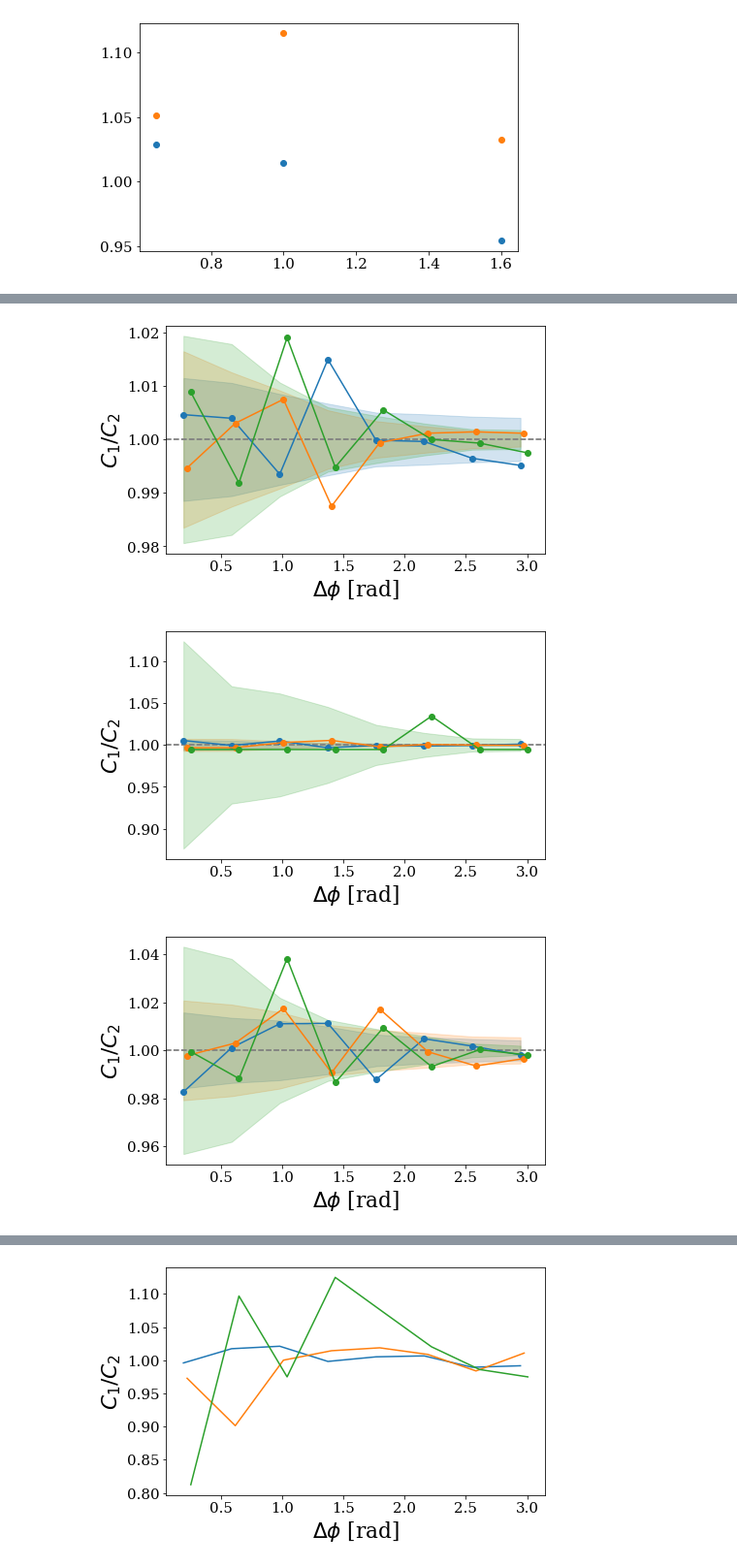
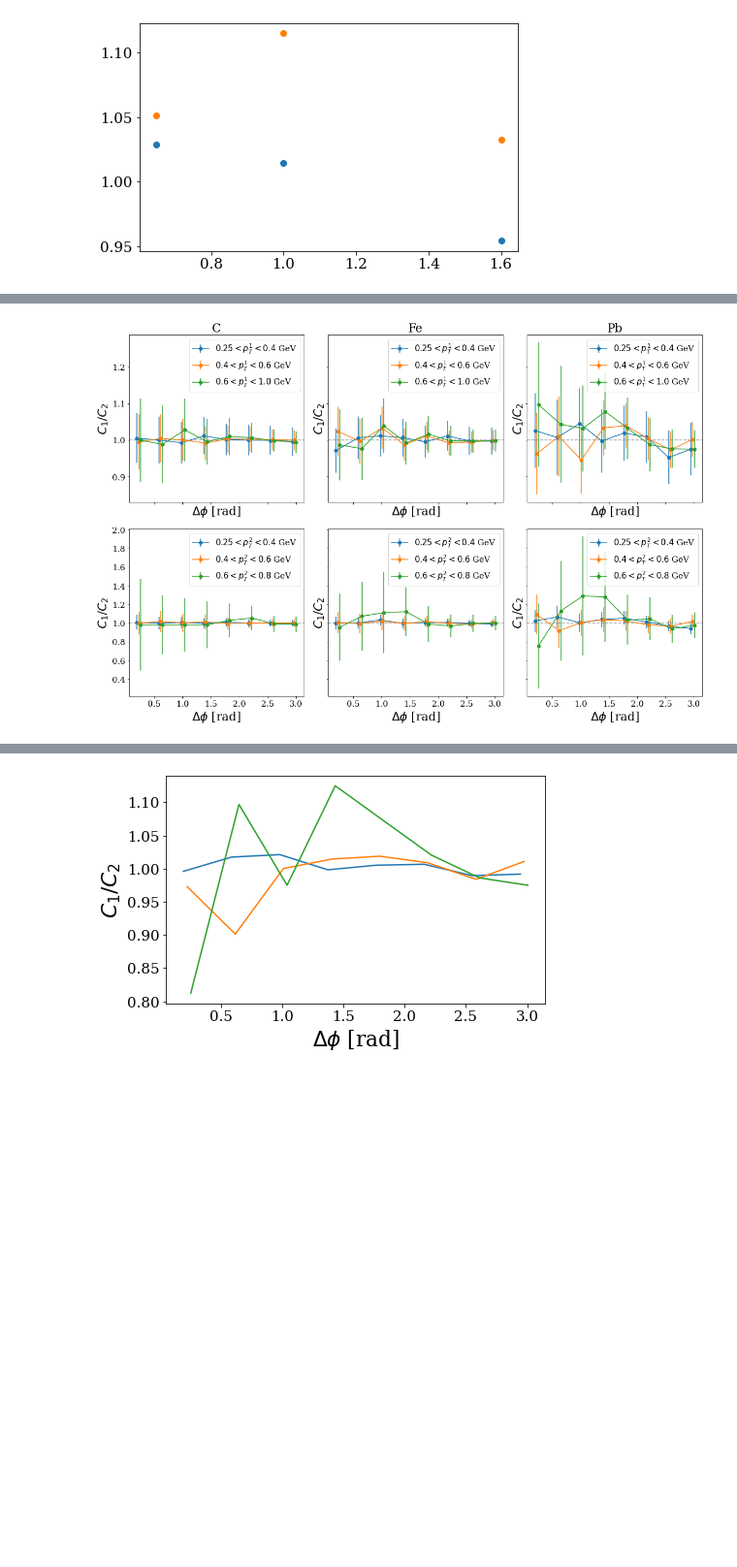
Before and after one commit to smoranvas/di-hadron, a Jupyter notebook: CoulombSystematics.ipynb, the cells around one changed output, grey strips where cells are left out. Shown at 97% size. Drawn from its saved outputs; the diff is of its cells as text; code cells hidden in the pictures; blank space fills up the shorter version.

```diff
--- a/CoulombSystematics.ipynb
+++ b/CoulombSystematics.ipynb
@@ -231,4 +213,5 @@ Wall time: 1.71 s
 # %%
+q="h1_pid==211 and h2_pid==-211"
 def get_envelope(y1,y2):
     y=y2/sum(y2)
     dy=y1/sum(y1)-y
@@ -239,53 +222,76 @@ def get_envelope(y1,y2):
     return np.sqrt(y*m+b)/y
     #return np.sqrt(np.mean((y1/sum(y1)-y2/sum(y2))**2))/(y1/sum(y1))
 
-for A, deltaE in  ("C", 0.0028), ("Fe", .0091), ("Pb",.020):
+fig, axs=plt.subplots(2, 3, figsize=(16, 16*2/3),sharex=True, sharey='row')
+
+
+for iax, (A, deltaE) in  enumerate((("C", 0.0028), ("Fe", .0091), ("Pb",.020))):
     dfs_pair[A].eval('h1_e=nu*h1_z',inplace=True)
     dfs_pair[A].eval('h2_e=nu*h2_z',inplace=True)
 
 
+    pid=211; pT1min=0.25; pT2min=0.25; pMin=0.35
+    #q1 = f"h1_pid=={pid}  and h2_z*(h2_e+{deltaE})/h2_e>0.05 and h2_z*(h2_e+{deltaE})/h2_e<0.45 and h1_cm_pt*(h1_e-{deltaE})/h1_e > {pT1min} and "+\
+    #             f"h2_cm_pt*(h2_e+{deltaE})/h2_e > {pT2min} and h1_z*(h1_e-{deltaE})/h1_e>0.5 and h2_pid=={-pid} and h2_p*(h2_e+{deltaE})/h2_e>{pMin}"
+
+    pid=211; pT1min=0.25; pT2min=0.25; pMin=0.35
+    #q2 = f"h1_pid=={pid}  and h2_z>0.05 and h2_z<0.45 and h1_cm_pt > {pT1min} and "+\
+    #             f"h2_cm_pt > {pT2min} and h1_z>0.5 and h2_pid=={-pid} and h2_p>{pMin}"
+    plt.sca(axs[0][iax])
+    plt.title(A)
     bins=(.25, .4, .6,1.0)
+    sumDev2s=0
     for i in range(3):
         col = 'tab:blue tab:orange tab:green'.split()[i]
         cuts = f"h2_cm_pt*(h2_e+{deltaE})/h2_e>.25 and h1_z*(h1_e-{deltaE})/h1_e>.5 and h1_cm_pt*(h1_e-{deltaE})/h1_e>{bins[i]} and h1_cm_pt*(h1_e-{deltaE})/h1_e<{bins[i+1]}"
-        df_slice = dfs_pair[A].query(cuts)
+        df_slice = dfs_pair[A].query(q).query(cuts)
 
         y1,x=np.histogram(df_slice.dphi, bins=np.linspace(0, np.pi, 9))
         cuts = f"h2_cm_pt>.25  and h1_z>0.5 and h1_cm_pt>{bins[i]} and h1_cm_pt<{bins[i+1]}"
-        df_slice = dfs_pair[A].query(cuts)
+        df_slice = dfs_pair[A].query(q).query(cuts)
         y2,x=np.histogram(df_slice.dphi, bins=np.linspace(0, np.pi, 9))
         x=(x[1:]+x[:-1])/2
 
         r = y1/sum(y1)/(y2/sum(y2))
-        dr = 1/np.sqrt(y1)*0
-        plt.errorbar(x+i*.03,r, dr, color=col, marker='o')
-        plt.axhline(1, color='0.5', alpha=0.7, linestyle='--')
-        env=get_envelope(y1,y2)
-        plt.fill_between(x, 1-env, 1+env, color=col, alpha=0.2)
+        dr = r*np.sqrt(1/y1)
+        sumDev2s+=sum((r-1)**2)
+        print(A,"pt1", i,  sum((r-1)**2/dr**2)/7, max(abs(r-1)/dr),np.sqrt(sum((r-1)**2)/8))
+
+        plt.errorbar(x+i*.03,r, dr, color=col, marker='o',label=f'${bins[i]:.2}<p^1_T<{bins[i+1]:2}$ GeV')
+        #env=get_envelope(y1,y2)
+        #plt.fill_between(x, 1-env, 1+env, color=col, alpha=0.2)
         #print(np.sqrt(np.mean((r-1)**2)), min(dr), np.sum((r-1)**2/dr**2))
+    #print(A, np.sqrt(sumDev2s/24))
+    plt.axhline(1, color='0.5', alpha=0.7, linestyle='--')
     plt.xlabel("$\Delta\phi$ [rad]")
+    plt.legend()
     plt.ylabel("$C_1/C_2$")
-    plt.show()
+    plt.sca(axs[1][iax])
+    bins=(.25, .4, .6,0.8)
 
-    bins=(.25, .4, .6,0.8)
     for i in range(3):
         col = 'tab:blue tab:orange tab:green'.split()[i]
-        cuts = f"h1_cm_pt*(h1_e+{deltaE})/h1_e>.25 and h1_z*(h1_e-{deltaE})/h1_e>.5 and h2_cm_pt*(h1_e+{deltaE})/h1_e>{bins[i]} and h2_cm_pt*(h1_e+{deltaE})/h1_e<{bins[i+1]}"
-        df_slice = dfs_pair[A].query(cuts)
+        cuts = f"h1_cm_pt*(h1_e-{deltaE})/h1_e>.25 and h1_z*(h1_e-{deltaE})/h1_e>.5 and h2_cm_pt*(h2_e+{deltaE})/h2_e>{bins[i]} and h2_cm_pt*(h2_e+{deltaE})/h2_e<{bins[i+1]}"
+        df_slice = dfs_pair[A].query(q).query(cuts)
 
         y1,x=np.histogram(df_slice.dphi, bins=np.linspace(0, np.pi, 9))
         cuts = f"h1_cm_pt>.25  and h1_z>0.5 and h2_cm_pt>{bins[i]} and h2_cm_pt<{bins[i+1]}"
-        df_slice = dfs_pair[A].query(cuts)
+        df_slice = dfs_pair[A].query(q).query(cuts)
         y2,x=np.histogram(df_slice.dphi, bins=np.linspace(0, np.pi, 9))
         x=(x[1:]+x[:-1])/2
         r = y1/sum(y1)/(y2/sum(y2))
-        dr = 1/np.sqrt(y1)*0
+        dr = r*np.sqrt(1/y1+1/y2)
+        sumDev2s+=sum((r-1)**2)
+        print(A,"pt2", i,  sum((r-1)**2/dr**2)/7, max(abs(r-1)/dr),np.sqrt(sum((r-1)**2)/8))
         #print(np.sqrt(np.mean((r-1)**2)), min(dr), np.sum((r-1)**2/dr**2))
-        plt.axhline(1, color='0.5', alpha=0.7, linestyle='--')
-        plt.errorbar(x+i*.03,r, dr, color=col, marker='o')
-        env=get_envelope(y1,y2)
-        plt.fill_between(x, 1-env, 1+env, color=col, alpha=0.2)
+        plt.errorbar(x+i*.03,r, dr, color=col, marker='o',label=f'${bins[i]:.2}<p^2_T<{bins[i+1]:2}$ GeV')
+        #env=get_envelope(y1,y2)
+        #plt.fill_between(x, 1-env, 1+env, color=col, alpha=0.2)
+    print(A,np.sqrt(sumDev2s/48))
+    plt.axhline(1, color='0.5', alpha=0.7, linestyle='--')
     plt.xlabel("$\Delta\phi$ [rad]")
     plt.ylabel("$C_1/C_2$")
-    plt.show()
+    plt.legend()
+plt.tight_layout()
+plt.show()
 # %% [output]
@@ -292,3 +315 @@ for A, deltaE in  ("C", 0.0028), ("Fe", .0091), ("Pb",.020):
-[figure, old version]
+[figure, new version]
-[figure, removed]
-[figure, removed]
```
Also changed, not shown: parts of 6 cells of this notebook, 15 other files.
